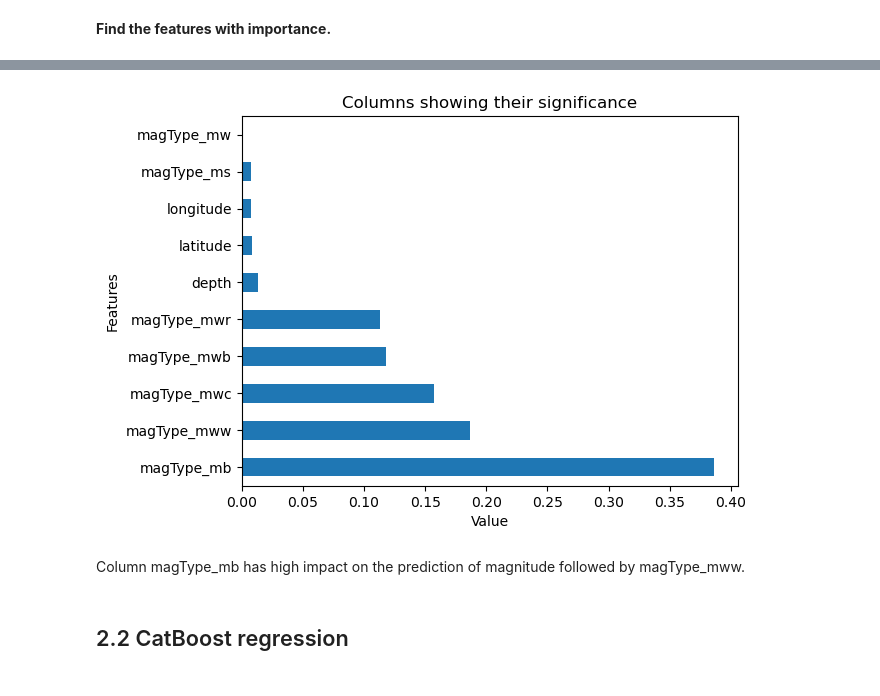
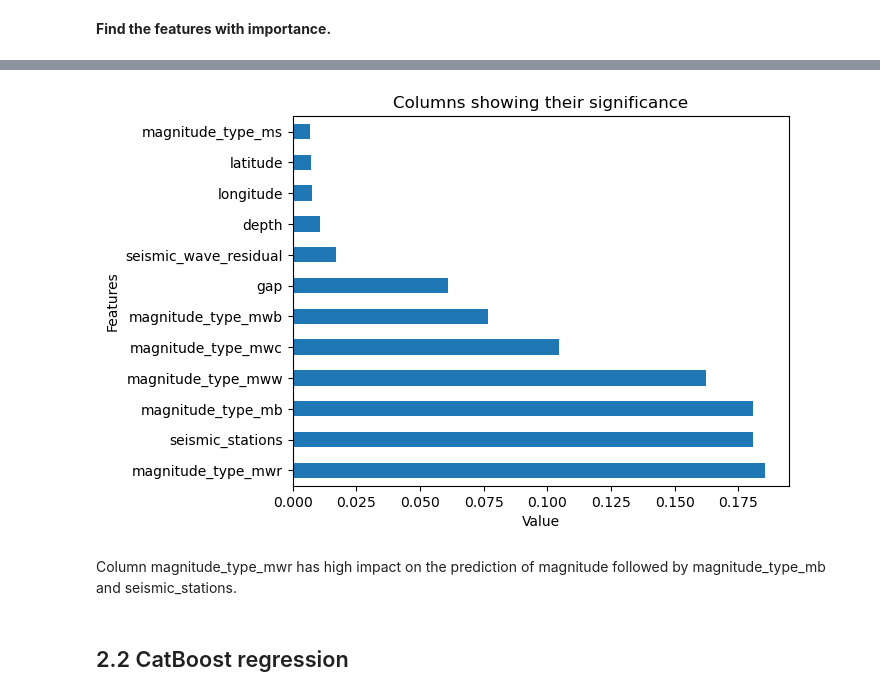
Before and after one commit to binayakhadka/earthquake_prediction_japan, a Jupyter notebook: Pre-processing.ipynb, the cells around one changed output, grey strips where cells are left out. Cells and saved outputs as stored; diff of their text form; code cells hidden in the pictures.

```diff
--- a/Pre-processing.ipynb
+++ b/Pre-processing.ipynb
@@ -284,9 +258,9 @@ encoded_df.drop('magType_m',axis=1,inplace=True)
 # %%
 #before merging the encoded dataframe merge the categorical column from  original dataframe
-df_no_magType = df.drop('magType',axis=1)
-df_no_magType.reset_index(inplace=True)
-df_no_magType = pd.concat([df_no_magType, encoded_df], axis=1)
+df_no_magnitude_type = df.drop('magnitude_type',axis=1)
+df_no_magnitude_type.reset_index(inplace=True)
+df_no_magnitude_type = pd.concat([df_no_magnitude_type, encoded_df], axis=1)
 # %%
-df_no_magType['time'] = pd.to_datetime(df_no_magType['time'])
-df_no_magType.set_index('time',inplace=True)
+df_no_magnitude_type['time'] = pd.to_datetime(df_no_magnitude_type['time'])
+df_no_magnitude_type.set_index('time',inplace=True)
 # %%
@@ -306,3 +277,6 @@ df_xgb = df_no_magType[['magnitude','latitude','longitude','depth','magType_mb',
+# %%
+df_xgb = df_no_magnitude_type[['magnitude','latitude','longitude','depth', 'seismic_stations', 'gap', 'seismic_wave_residual', 'magnitude_type_mb', 'magnitude_type_ms', 'magnitude_type_mw', 'magnitude_type_mwb',
+       'magnitude_type_mwc', 'magnitude_type_mwr', 'magnitude_type_mww']]
 # %%
 df2 = df_xgb[:13000]
 df2.head()
@@ -392,7 +366,7 @@ print(best_params)
 # %% [markdown]
 **Best parameters**
 # %%
-best_params = {'n_estimators': 279, 'max_depth': 3, 'learning_rate': 0.021196277187170195, 'subsample': 0.5123621523215112, 'colsample_bytree': 0.5311112701921262}
+best_params2 = {'n_estimators': 253, 'max_depth': 6, 'learning_rate': 0.029866179163351124, 'subsample': 0.7421964730545106, 'colsample_bytree': 0.621791059030317}
 # %% [markdown]
 **Perform the rmse test on the training data.**
 # %%
@@ -489,14 +464,14 @@ magType_mw     0.001353
 dtype: float32
 # %%
-imp.nlargest(10).plot(kind='barh')
+imp.nlargest(12).plot(kind='barh')
 plt.title('Columns showing their significance')
 plt.xlabel('Value')
 plt.ylabel("Features")
 plt.show()
 # %% [output]
-[figure, old version]
+[figure, new version]
 # %% [markdown]
-Column magType_mb has high impact on the prediction of magnitude followed by magType_mww.
+Column magnitude_type_mwr has high impact on the prediction of magnitude followed by magnitude_type_mb and seismic_stations.
 # %% [markdown]
 ## 2.2 CatBoost regression
 # %%
```
Also changed, not shown: parts of 39 cells of this notebook.
